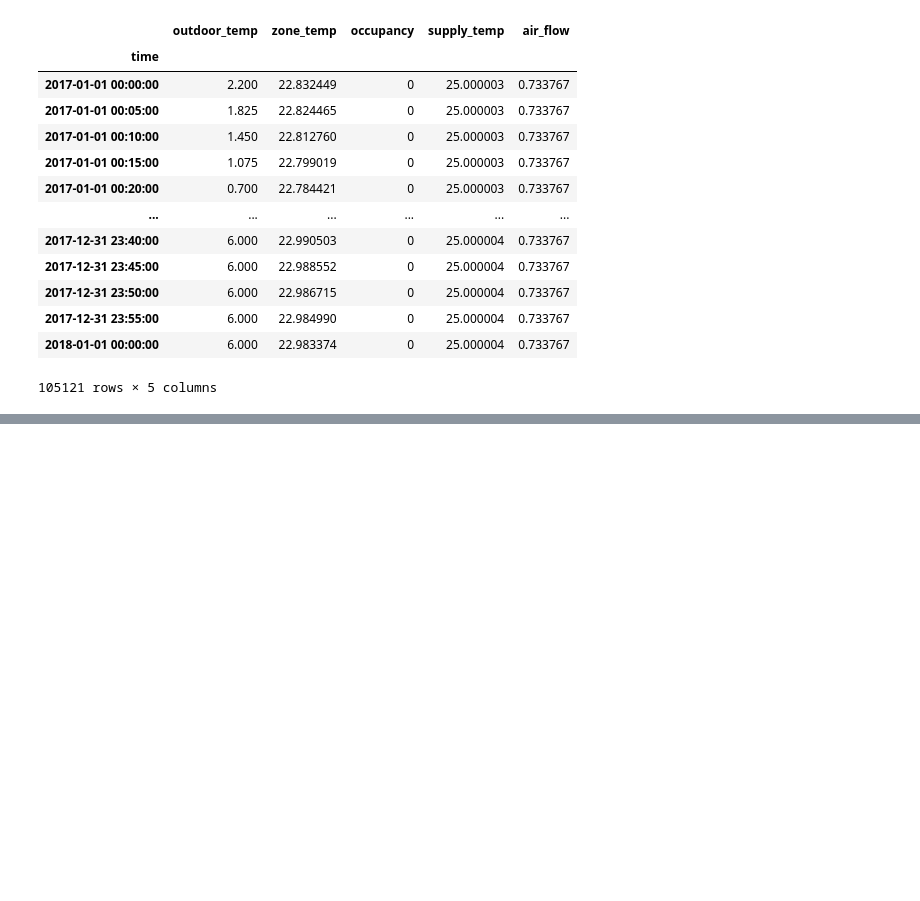
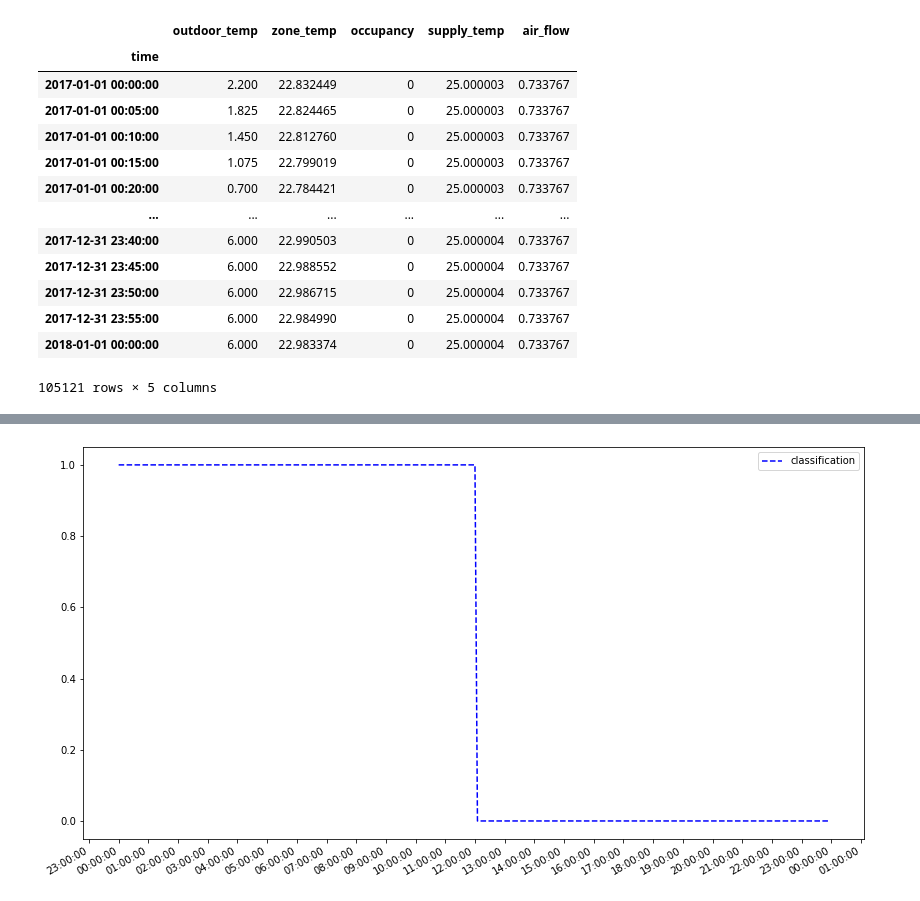
Before and after one commit to devkumar07/Automatic-Building-Fault-Diagnostic-System-Using-Smartphone-Research, a Jupyter notebook: Literature1-ExperimentSetup.ipynb, the cells around one changed output, grey strips where cells are left out. Drawn from its saved outputs; the diff is of its cells as text; code cells hidden in the pictures; blank space fills up the shorter version.

Commit message:
implementation of virtual sensor literature with classification

```diff
--- a/Literature1-ExperimentSetup.ipynb
+++ b/Literature1-ExperimentSetup.ipynb
@@ -156,0 +221,17 @@ plt.show()
+# %%
+fig, ax = plt.subplots()
+hours = mdates.HourLocator(interval = 1)
+h_fmt = mdates.DateFormatter('%H:%M:%S')
+
+ax.plot(bounds.index, bounds['classification'].values, '--', color = 'blue', label = 'classification')
+
+#Then tick and format with matplotlib:
+ax.xaxis.set_major_locator(hours)
+ax.xaxis.set_major_formatter(h_fmt)
+
+fig.autofmt_xdate()
+fig.set_size_inches(14, 8)
+plt.legend()
+plt.show()
+# %% [output]
+[figure, added]
```
Also changed, not shown: parts of 8 cells of this notebook, 1 other file.
